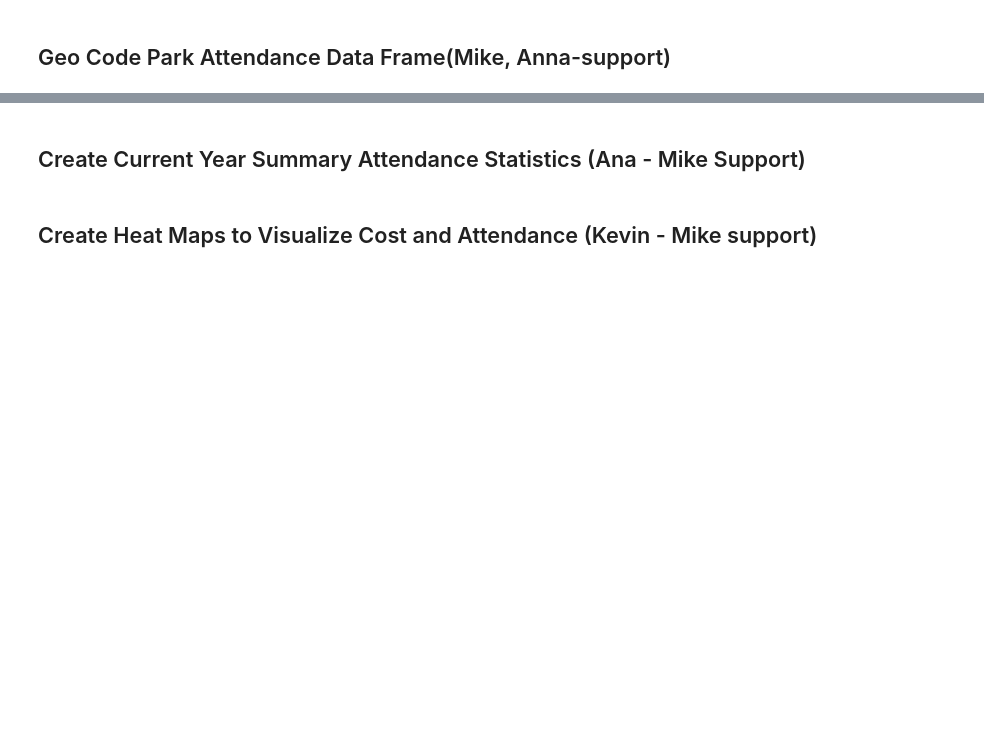
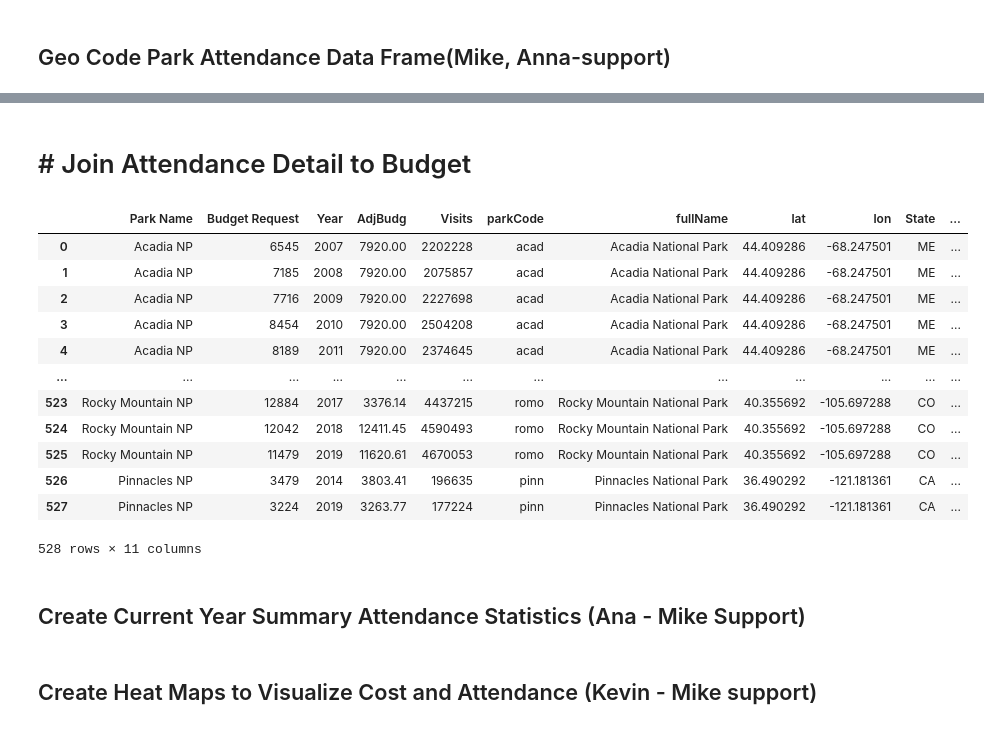
Before and after one commit to mregpala/project-national-park-performance, a Jupyter notebook: NationalParkAnalysis.ipynb, the cells around one changed output, grey strips where cells are left out. Cells and saved outputs as stored; diff of their text form; code cells hidden in the pictures; blank space fills up the shorter version.

Commit message:
CPI column added to budget data. Joined Attendance to Budget

```diff
--- a/NationalParkAnalysis.ipynb
+++ b/NationalParkAnalysis.ipynb
@@ -96,0 +150,25 @@ national_park_df
+# %%
+# Making the Same name for the columns from different years
+Clean_Budget2007_df = Clean_Budget2007_df.rename(columns={"OPERATION OF THE NAT'L PARK SYSTEM":"Park Name","FY 2007 Request":"Budget Request"})
+Clean_Budget2008_df = Clean_Budget2008_df.rename(columns={"OPERATION OF THE NAT'L PARK SYSTEM":"Park Name","FY 2006 Presiden's Request":"Budget Request"})
+Clean_Budget2009_df = Clean_Budget2009_df.rename(columns={"Operation of National Park System":"Park Name","FY 2009 Presidents Request":"Budget Request"})
+Clean_Budget2010_df = Clean_Budget2010_df.rename(columns={"Operation of Nat Park":"Park Name","FY 2010 Preisdent Request":"Budget Request"})
+Clean_Budget2011_df = Clean_Budget2011_df.rename(columns={"Operation of The National Park System":"Park Name","FY 2011 President's Request":"Budget Request"})
+Clean_Budget2012_df = Clean_Budget2012_df.rename(columns={"OPERATION OF THE NATIONAL PARK SYSTEM":"Park Name","2012 Presidents Requests":"Budget Request"})
+Clean_Budget2013_df = Clean_Budget2013_df.rename(columns={"OPERATION OF THE NATIONAL PARK SYSTEM":"Park Name","FY 2013 Presidents Request":"Budget Request"})
+Clean_Budget2014_df = Clean_Budget2014_df.rename(columns={"OPERATION OF THE NATIONAL PARK SYSTEM":"Park Name","2014 Requested":"Budget Request"})
+Clean_Budget2015_df = Clean_Budget2015_df.rename(columns={"OPERATION OF THE NATIONAL PARK SYSTEM":"Park Name","2015 Reques t":"Budget Request"})
+Clean_Budget2017_df = Clean_Budget2017_df.rename(columns={"OPERATION OF THE NATIONAL PARK SYSTEM":"Park Name","FY 2017 Request":"Budget Request"})
+Clean_Budget2018_df = Clean_Budget2018_df.rename(columns={"OPERATION OF THE NATIONAL PARK SYSTEM\nORGANIZATIONS":"Park Name","FY 2018\nRequest":"Budget Request"})
+Clean_Budget2019_df = Clean_Budget2019_df.rename(columns={"OPERATION OF THE NATIONAL PARK SYSTEM ORGANIZATIONS":"Park Name","FY 2019\nRequest9":"Budget Request"})
+Clean_Budget2021_df = Clean_Budget2021_df.rename(columns={"OPERATION OF THE NATIONAL PARK SYSTEM ORGANIZATIONS":"Park Name", " FY 2021\nRequest":"Budget Request"})
+Clean_Budget2020_df = Clean_Budget2020_df.rename(columns={"OPERATION OF THE NATIONAL PARK SYSTEM ORGANIZATIONS ":"Park Name", "FY 2020 Request ":"Budget Request"})
+# %%
+# Merge, drop NA, then look for only NP
+Frames  = [Clean_Budget2007_df, Clean_Budget2008_df,Clean_Budget2009_df, Clean_Budget2010_df,Clean_Budget2011_df, Clean_Budget2012_df,Clean_Budget2013_df, Clean_Budget2014_df,Clean_Budget2015_df, Clean_Budget2021_df,Clean_Budget2017_df, Clean_Budget2018_df,Clean_Budget2019_df, Clean_Budget2020_df]
+Total_Budget_df= pd.concat(Frames)
+Total_Budget_df.dropna( inplace=True )
+Final_Budget_df = Total_Budget_df[Total_Budget_df["Park Name"].str.contains("NP")]
+#Added by Mike to change from object type to int
+Final_Budget_df["Budget Request"] = Final_Budget_df["Budget Request"].astype("int64")
+Final_Budget_df
@@ -156,0 +259,7 @@ print(str(x))
+# %%
+#Add Column Adjusted Budget Column for 2020 CPI
+
+Final_Budget_df["AdjBudg"] = 0
+
+for index, row in Final_Budget_df.iterrows():
+    Final_Budget_df.loc[index,"AdjBudg"] = cpi_fnc ( 2020, row["Year"], row["Budget Request"])
@@ -224,6 +465,28 @@ Max_Year_df
  #Create any custom fields needed to partition data for analysis
 # %%
 #Duplicate all monetary fieldfs adjusting for inflation
+# %% [markdown]
+# # Join Attendance Detail to Budget
+# %%
+#Merge
+Budget_Attendance_final_df = pd.merge(Final_Budget_df, national_park_df, how="inner", on=["Park Name","Year"])
+Budget_Attendance_final_df = pd.merge(Budget_Attendance_final_df,np_master_df,how="inner", on=["Park Name"])
+# %%
+Budget_Attendance_final_df
+# %% [output]
+|  | Park Name | Budget Request | Year | AdjBudg | Visits | parkCode | fullName | lat | lon | State | ... |
+| 0 | Acadia NP | 6545 | 2007 | 7920.00 | 2202228 | acad | Acadia National Park | 44.409286 | -68.247501 | ME | ... |
+| 1 | Acadia NP | 7185 | 2008 | 7920.00 | 2075857 | acad | Acadia National Park | 44.409286 | -68.247501 | ME | ... |
+| 2 | Acadia NP | 7716 | 2009 | 7920.00 | 2227698 | acad | Acadia National Park | 44.409286 | -68.247501 | ME | ... |
+| 3 | Acadia NP | 8454 | 2010 | 7920.00 | 2504208 | acad | Acadia National Park | 44.409286 | -68.247501 | ME | ... |
+| 4 | Acadia NP | 8189 | 2011 | 7920.00 | 2374645 | acad | Acadia National Park | 44.409286 | -68.247501 | ME | ... |
+| ... | ... | ... | ... | ... | ... | ... | ... | ... | ... | ... | ... |
+| 523 | Rocky Mountain NP | 12884 | 2017 | 3376.14 | 4437215 | romo | Rocky Mountain National Park | 40.355692 | -105.697288 | CO | ... |
+| 524 | Rocky Mountain NP | 12042 | 2018 | 12411.45 | 4590493 | romo | Rocky Mountain National Park | 40.355692 | -105.697288 | CO | ... |
+| 525 | Rocky Mountain NP | 11479 | 2019 | 11620.61 | 4670053 | romo | Rocky Mountain National Park | 40.355692 | -105.697288 | CO | ... |
+| 526 | Pinnacles NP | 3479 | 2014 | 3803.41 | 196635 | pinn | Pinnacles National Park | 36.490292 | -121.181361 | CA | ... |
+| 527 | Pinnacles NP | 3224 | 2019 | 3263.77 | 177224 | pinn | Pinnacles National Park | 36.490292 | -121.181361 | CA | ... |
+528 rows × 11 columns
 # %% [markdown]
 ## Create Current Year Summary Attendance Statistics (Ana - Mike Support)
 # %%
```
Also changed, not shown: parts of 18 cells of this notebook.
